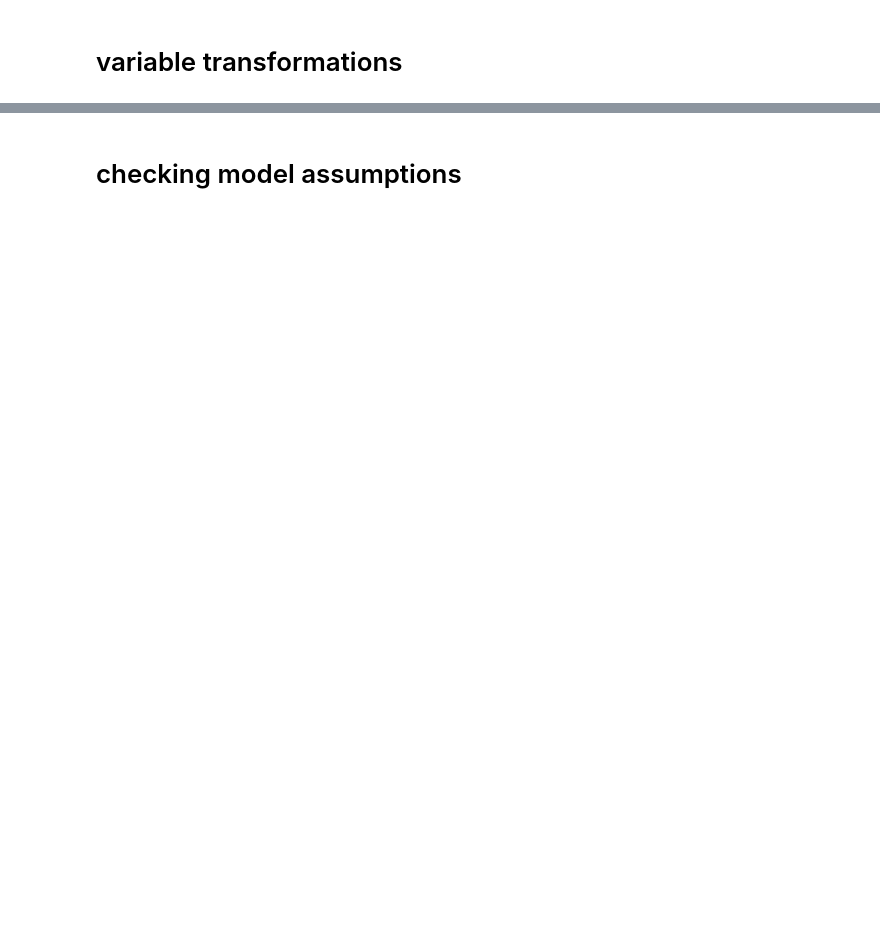
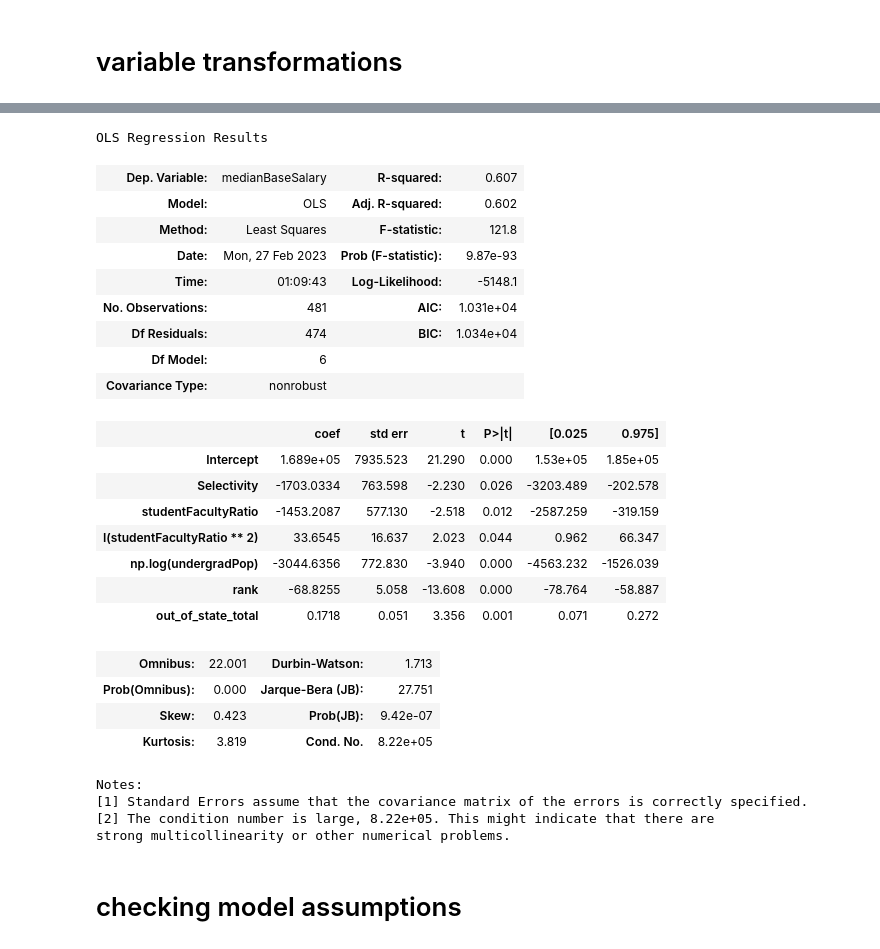
Before and after one commit to nicketm/AshleysLostPhone, a Jupyter notebook: Stat 303-2 Project.ipynb, the cells around one changed output, grey strips where cells are left out. Drawn from its saved outputs; the diff is of its cells as text; code cells hidden in the pictures; blank space fills up the shorter version.

```diff
--- a/Stat 303-2 Project.ipynb
+++ b/Stat 303-2 Project.ipynb
@@ -299,7 +336,34 @@ plt.ylabel('Median Base Salary')
 # %%
-model2 = smf.ols('medianBaseSalary~Selectivity+studentFacultyRatio+np.log(undergradPop)+rank+out_of_state_total', data = data).fit()
+model2 = smf.ols('medianBaseSalary~Selectivity+studentFacultyRatio+I(studentFacultyRatio**2)+np.log(undergradPop)+rank+out_of_state_total', data = data).fit()
 model2.summary()
 # log transformation - increased R-squared most
+# %% [output]
+OLS Regression Results
+| Dep. Variable: | medianBaseSalary | R-squared: | 0.607 |
+| Model: | OLS | Adj. R-squared: | 0.602 |
+| Method: | Least Squares | F-statistic: | 121.8 |
+| Date: | Mon, 27 Feb 2023 | Prob (F-statistic): | 9.87e-93 |
+| Time: | 01:09:43 | Log-Likelihood: | -5148.1 |
+| No. Observations: | 481 | AIC: | 1.031e+04 |
+| Df Residuals: | 474 | BIC: | 1.034e+04 |
+| Df Model: | 6 |  |  |
+| Covariance Type: | nonrobust |  |  |
+|  | coef | std err | t | P>|t| | [0.025 | 0.975] |
+| Intercept | 1.689e+05 | 7935.523 | 21.290 | 0.000 | 1.53e+05 | 1.85e+05 |
+| Selectivity | -1703.0334 | 763.598 | -2.230 | 0.026 | -3203.489 | -202.578 |
+| studentFacultyRatio | -1453.2087 | 577.130 | -2.518 | 0.012 | -2587.259 | -319.159 |
+| I(studentFacultyRatio ** 2) | 33.6545 | 16.637 | 2.023 | 0.044 | 0.962 | 66.347 |
+| np.log(undergradPop) | -3044.6356 | 772.830 | -3.940 | 0.000 | -4563.232 | -1526.039 |
+| rank | -68.8255 | 5.058 | -13.608 | 0.000 | -78.764 | -58.887 |
+| out_of_state_total | 0.1718 | 0.051 | 3.356 | 0.001 | 0.071 | 0.272 |
+| Omnibus: | 22.001 | Durbin-Watson: | 1.713 |
+| Prob(Omnibus): | 0.000 | Jarque-Bera (JB): | 27.751 |
+| Skew: | 0.423 | Prob(JB): | 9.42e-07 |
+| Kurtosis: | 3.819 | Cond. No. | 8.22e+05 |
+Notes:
+[1] Standard Errors assume that the covariance matrix of the errors is correctly specified.
+[2] The condition number is large, 8.22e+05. This might indicate that there are
+strong multicollinearity or other numerical problems.
 # %% [markdown]
 # checking model assumptions
 # %%
```
Also changed, not shown: parts of 6 cells of this notebook.
